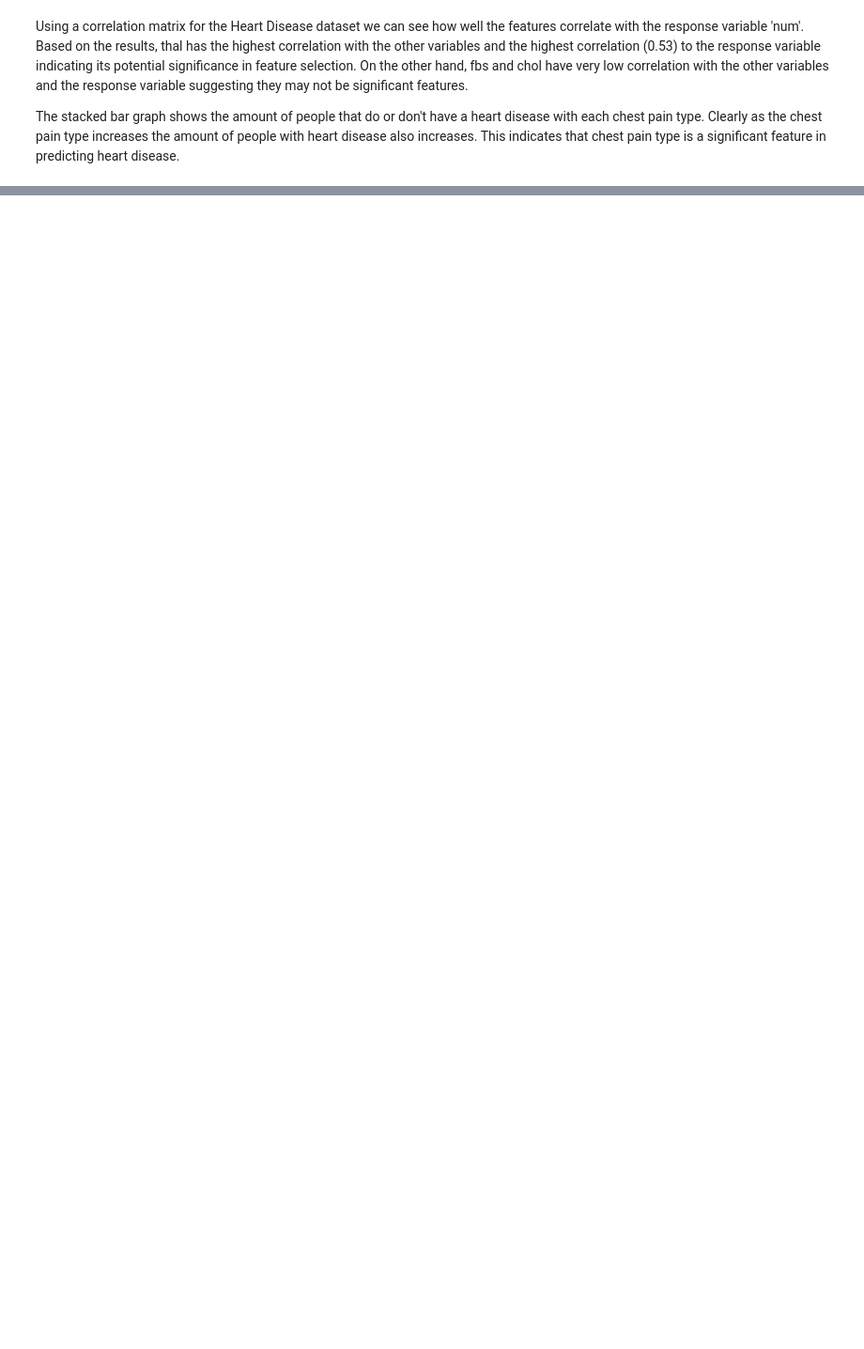
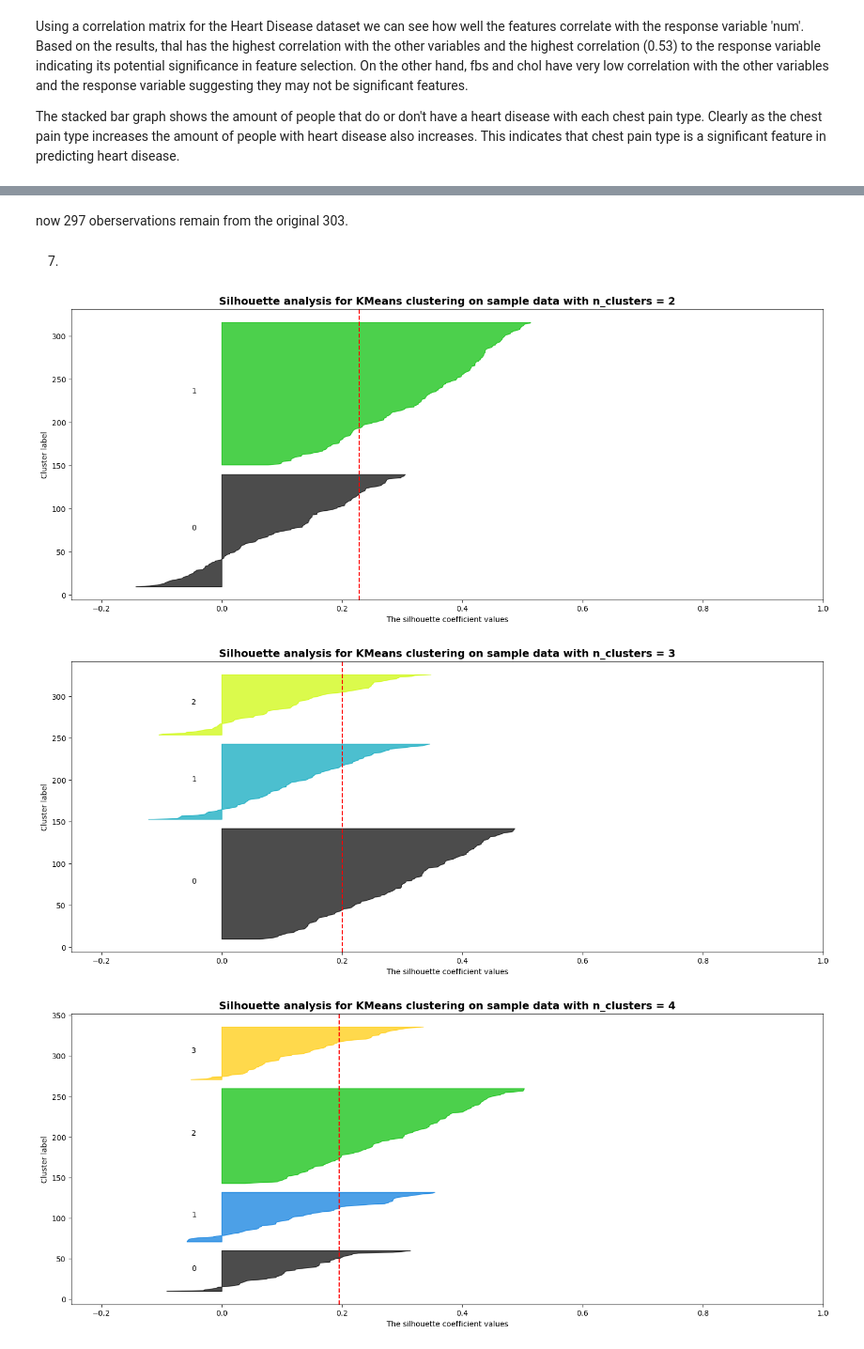
Before and after one commit to West3104/Assignment-6, a Jupyter notebook: assignment6.ipynb, the cells around one changed output, grey strips where cells are left out. Shown: that part at 94% size. Saved outputs shown, nothing was run; the diff lists cells and outputs as text; code cells hidden in the pictures; blank space fills up the shorter version.

```diff
--- a/assignment6.ipynb
+++ b/assignment6.ipynb
@@ -91,0 +100,73 @@ The stacked bar graph shows the amount of people that do or don't have a heart d
+# %% [markdown]
+now 297 oberservations remain from the original 303.
+# %% [markdown]
+7.
+# %%
+#need to drop categorical variables
+
+from sklearn.preprocessing import StandardScaler
+
+heart_diseaseDrop = heart_diseaseD.drop(columns=['sex','slope','thal','cp','restecg','fbs','num','exang'])
+
+scalar = StandardScaler()
+scalar.fit_transform(heart_diseaseDrop)
+heart_diseaseDrop = pd.DataFrame(scalar.transform(heart_diseaseDrop),columns=heart_diseaseDrop.columns)
+# %%
+from sklearn.cluster import KMeans
+from sklearn.metrics import silhouette_samples, silhouette_score
+import matplotlib.cm as cm
+
+range_n_clusters = range(2,7)
+for n_clusters in range_n_clusters:
+    km = KMeans(n_clusters = n_clusters, n_init = 20, random_state=0)
+    cluster_labels_km = km.fit_predict(heart_diseaseDrop)
+    silhouette_avg_km = silhouette_score(heart_diseaseDrop, cluster_labels_km)
+
+    sample_silhouette_values = silhouette_samples(heart_diseaseDrop, cluster_labels_km)
+    fig, ax1 = plt.subplots(1, 1)
+    fig.set_size_inches(18, 7)
+    ax1.set_xlim([-0.25, 1])
+
+    y_lower = 10
+
+    for i in range(n_clusters):
+
+        ith_cluster_silhouette_values = sample_silhouette_values[cluster_labels_km == i]
+
+        ith_cluster_silhouette_values.sort()
+
+        size_cluster_i = ith_cluster_silhouette_values.shape[0]
+        y_upper = y_lower + size_cluster_i
+
+        color = cm.nipy_spectral(float(i) / n_clusters)
+        ax1.fill_betweenx(
+            np.arange(y_lower, y_upper),
+            0,
+            ith_cluster_silhouette_values,
+            facecolor=color,
+            edgecolor=color,
+            alpha=0.7,
+        )
+
+
+        ax1.text(-0.05, y_lower + 0.5 * size_cluster_i, str(i))
+
+
+        y_lower = y_upper + 10
+
+    ax1.set_title("The silhouette plot for various cluster")
+    ax1.set_xlabel("The silhouette coefficient values")
+    ax1.set_ylabel("Cluster label")
+
+
+    ax1.axvline(x=silhouette_avg_km, color="red", linestyle="--")
+    plt.title(
+        "Silhouette analysis for KMeans clustering on sample data with n_clusters = %d"
+        % n_clusters,
+        fontsize=14,
+        fontweight="bold",
+    )
+# %% [output]
+[figure, added]
+[figure, added]
+[figure, added]
```
Also changed, not shown: parts of 40 cells of this notebook.
